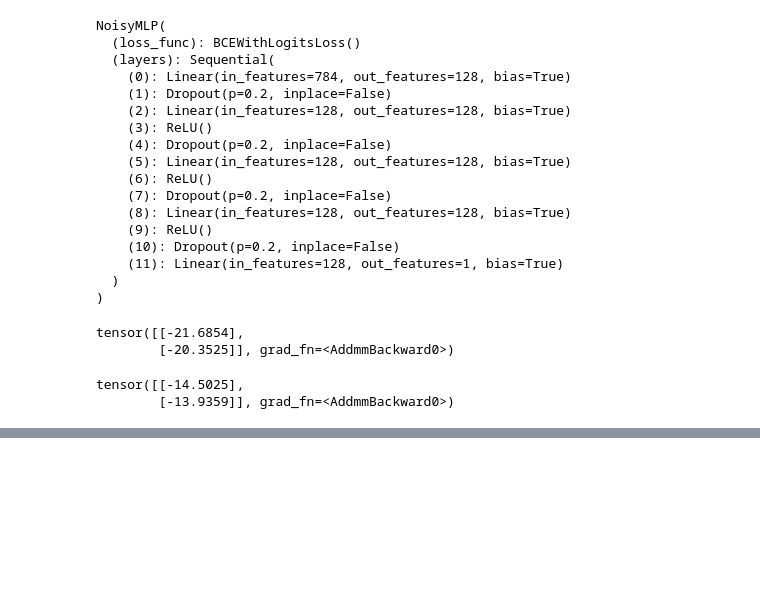
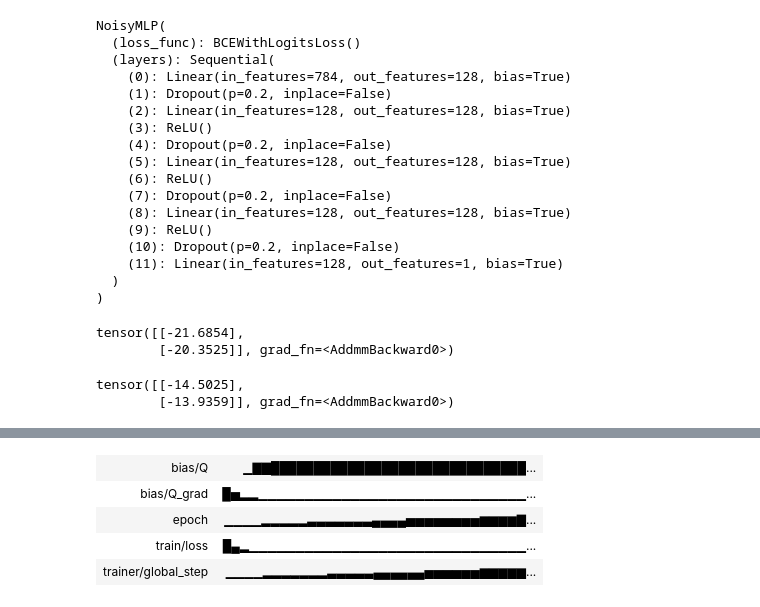
Before and after one commit to jrudoler/estimating-implicit-regularization, a Jupyter notebook: learn-inductive-bias.ipynb, the cells around one changed output, grey strips where cells are left out. Drawn from its saved outputs; the diff is of its cells as text; code cells hidden in the pictures; blank space fills up the shorter version.

```diff
--- a/learn-inductive-bias.ipynb
+++ b/learn-inductive-bias.ipynb
@@ -699,0 +803,15 @@ tensor([[-14.5025],
+# %%
+k = lm_trainer.current_epoch
+# Compute beta iterates up to k
+beta_iterates = [torch.zeros(p)]  # Initialize with beta_0
+for i in range(1, k + 1):
+    beta_prev = beta_iterates[-1]
+    beta_next = beta_prev + 2 * eps * (X.T @ y - X.T @ X @ beta_prev) / N
+    beta_iterates.append(beta_next)
+
+# Print the beta iterates
+for i, beta in enumerate(beta_iterates):
+    print(f"Beta at step {i}: {beta}")
+model_beta = linear_model.linear.weight.detach()
+print(f"Model beta: {model_beta}")
+assert torch.allclose(beta_iterates[-1], model_beta, atol=1e-2), "Final beta does not match the model's weight"
@@ -699,0 +944,72 @@ tensor([[-14.5025],
+# %%
+from core.estimators import BiasWithMSE, BiasWithAutodiffLoss
+from core.bias import MatrixRidgeBias, DiagMatrixRidgeBias
+# reload BiasWithMSE even though it's already imported
+from importlib import reload
+from core import estimators, bias
+reload(estimators)
+reload(bias)
+
+class PSDMatrixRidgeBias(nn.Module):
+    """
+    Learns a PSD matrix Q of shape (dim, dim) by
+    parameterizing a lower-triangular matrix L and returning
+    Q = L @ L.T.
+    """
+    def __init__(self, dim: int):
+        super().__init__()
+        self.dim = dim
+        # We'll store the unconstrained lower-triangular entries
+        # Initialize with small random values
+        L_init = 0.01 * torch.randn(dim, dim)
+        # We'll force it to be lower-triangular in the forward pass
+        self.L_unconstrained = nn.Parameter(L_init, requires_grad=True)
+
+    def forward(self, flattened_params: torch.Tensor) -> torch.Tensor:
+        if flattened_params.shape != (self.dim,):
+            raise ValueError(
+                f"flattened_params should be of shape ({self.dim},), "
+                f"but got {flattened_params.shape}"
+            )
+        # Create L as strictly lower-triangular or lower-triangular with diagonal
+        L = torch.tril(self.L_unconstrained)
+        # Then Q = L L^T is guaranteed symmetric PSD
+        Q = L @ L.T
+        loss = flattened_params @ Q @ flattened_params
+        return loss
+
+torch.manual_seed(56)
+# noisy_Q_init = Q.clone() + 0.1 * torch.randn(Q.shape[0], Q.shape[1])
+# matrix_bias_model = MatrixRidgeBias(dim=p, Q_init=noisy_Q_init.clone())
+
+matrix_bias_model = DiagMatrixRidgeBias(dim=p)
+wandb_logger = WandbLogger(
+    project="inductive-bias", name="matrix-ridge-bias", log_model=False
+)
+
+estimator = BiasWithMSE(
+    predictive_model=linear_model,
+    # predictive_loss_fn=torch.nn.functional.mse_loss,
+    bias_model=matrix_bias_model,
+    grad_match_loss_fn=torch.nn.functional.mse_loss,
+    lr=1e-2,
+    optimizer_cls=torch.optim.SGD,
+)
+
+trainer = Trainer(
+    max_epochs=1500,
+    accumulate_grad_batches=1,
+    log_every_n_steps=1,
+    logger=wandb_logger,
+    callbacks=[
+        WandBCallback(),
+        EarlyStopping(monitor="train/loss", patience=50, mode="min"),
+    ],
+    accelerator=device,
+    devices=n_devices,
+)
+trainer.fit(estimator, dm)
+
+# minibatch_dataloader = torch.utils.data.DataLoader(TensorDataset(X, y), batch_size=N//2, shuffle=True)
+# trainer.fit(estimator, train_dataloaders=minibatch_dataloader)
+# %% [output]
@@ -699,0 +1044,5 @@ tensor([[-14.5025],
+| bias/Q | ▁▇▇██████████████████████████████... |
+| bias/Q_grad | █▅▂▂▁▁▁▁▁▁▁▁▁▁▁▁▁▁▁▁▁▁▁▁▁▁▁▁▁▁▁▁▁... |
+| epoch | ▁▁▁▁▂▂▂▂▂▃▃▃▃▃▃▃▄▄▄▄▅▅▅▅▅▅▅▅▆▆▆▆▇... |
+| train/loss | █▄▂▁▁▁▁▁▁▁▁▁▁▁▁▁▁▁▁▁▁▁▁▁▁▁▁▁▁▁▁▁▁... |
+| trainer/global_step | ▁▁▁▁▂▂▂▂▂▂▂▃▃▃▃▃▄▄▄▄▄▄▅▅▅▅▅▅▆▆▆▆▆... |
```
Also changed, not shown: parts of 15 cells of this notebook, 5 other files.
